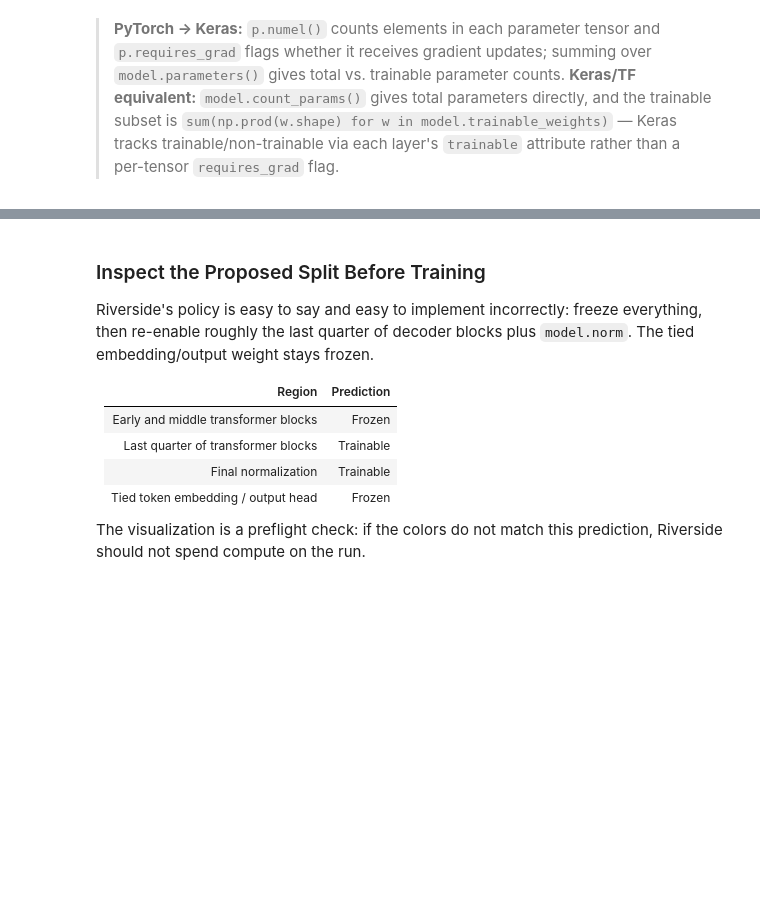
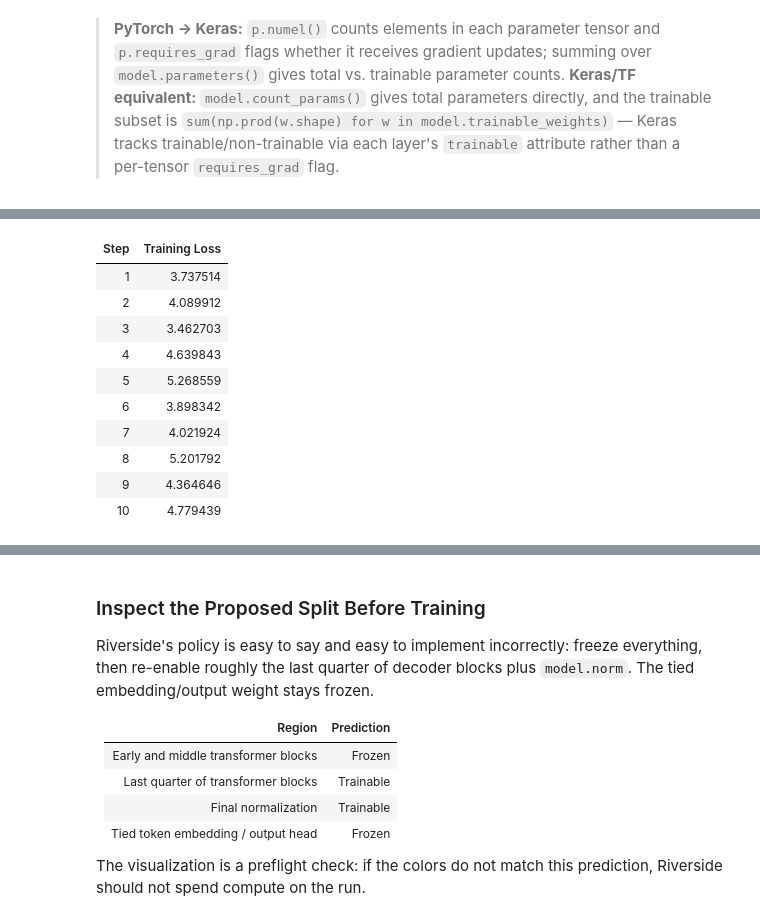
Before and after one commit to dsgouda7/ai-portfolio, a Jupyter notebook: learning/genai/03-llm-finetuning/02-llm-finetuning-parameter-techniques.ipynb, the cells around one changed output, grey strips where cells are left out. Drawn from its saved outputs; the diff is of its cells as text; code cells hidden in the pictures; blank space fills up the shorter version.

Commit message:
Improve parameter tuning guidance and notebook portability

```diff
--- a/learning/genai/03-llm-finetuning/02-llm-finetuning-parameter-techniques.ipynb
+++ b/learning/genai/03-llm-finetuning/02-llm-finetuning-parameter-techniques.ipynb
@@ -299,21 +622,90 @@ The next cell asks a deliberately simple question: if Riverside changes nothing
 # %% [markdown]
 > **PyTorch → Keras:** `p.numel()` counts elements in each parameter tensor and `p.requires_grad` flags whether it receives gradient updates; summing over `model.parameters()` gives total vs. trainable parameter counts. **Keras/TF equivalent:** `model.count_params()` gives total parameters directly, and the trainable subset is `sum(np.prod(w.shape) for w in model.trainable_weights)` — Keras tracks trainable/non-trainable via each layer's `trainable` attribute rather than a per-tensor `requires_grad` flag.
 # %%
-# Inspect the unconstrained reference before trying to reduce it.
-param_check_model = AutoModelForCausalLM.from_pretrained(MODEL_NAME)
-total_parameters = sum(parameter.numel() for parameter in param_check_model.parameters())
+# ==============================================================================
+# 1. MODEL INITIALIZATION & DEVICE PLACEMENT
+# ==============================================================================
+# Load a fresh, clean base LLM pinned to a specific git commit/tag (revision).
+# Immediately push all weight tensors to the target hardware (GPU or CPU).
+full_strategy_model = AutoModelForCausalLM.from_pretrained(
+    MODEL_NAME, revision=MODEL_REVISION
+).to(device)
+
+
+# ==============================================================================
+# 2. PARAMETER AUDIT (Verifying Full Fine-Tuning)
+# ==============================================================================
+# parameter.numel() returns the total count of individual numbers inside a tensor matrix.
+total_parameters = sum(
+    parameter.numel() for parameter in full_strategy_model.parameters()
+)
+
+# requires_grad=True tells PyTorch to compute backpropagation gradients for that weight.
 trainable_parameters = sum(
-    parameter.numel() for parameter in param_check_model.parameters()
+    parameter.numel()
+    for parameter in full_strategy_model.parameters()
     if parameter.requires_grad
 )
+
 trainable_percent = 100 * trainable_parameters / total_parameters
+
+# HARD SANITY CHECK: Ensure 100% of weights are trainable (proves we aren't using LoRA/PEFT here).
 assert trainable_parameters == total_parameters
 
+
+# ==============================================================================
+# 3. VERBOSE LOGGING
+# ==============================================================================
 print("INSPECT FULL FINE-TUNING")
+print(f"Training chunks: {len(strategy_tokenized):,}")
 print(f"Total parameters: {total_parameters:,}")
 print(f"Trainable parameters: {trainable_parameters:,}")
 print(f"Trainable share: {trainable_percent:.1f}%")
-print("Artifact shape: complete changed model")
-print("Riverside takeaway: maximum update freedom also creates the maximum per-job state bill.")
+print("Forward pass: complete model")
+print("Writable state: complete model")
+print("Retention exposure: every base weight can move on the narrow Aria corpus")
 
-del param_check_model
+
+# ==============================================================================
+# 4. TRAINING CONFIGURATION & EXECUTION
+# ==============================================================================
+# Full FT moves every base weight. A small learning rate and ten-step run reduce
+# update magnitude and exposure to catastrophic forgetting, but cannot prove retention.
+training_args_full_strategy = TrainingArguments(
+    output_dir=str(CHECKPOINT_DIR / "parameter-full"),
+    per_device_train_batch_size=1,  # Kept minimal to reduce peak VRAM usage
+    max_steps=DEMO_TRAIN_STEPS,      # Short teaching run; retention still needs evaluation
+    logging_steps=1,                 # Log progress every single step
+    save_strategy="no",              # Skip intermediate checkpoints to save disk space
+    learning_rate=5e-5,
+    report_to="none",                # Suppress external logging integrations (like WandB)
+)
+
+# Bind the model, config, and dataset into Hugging Face's high-level execution engine
+trainer_full_strategy = Trainer(
+    model=full_strategy_model,
+    args=training_args_full_strategy,
+    train_dataset=strategy_tokenized,
+)
+
+# Run the training loop and save the full parameter weights to disk
+trainer_full_strategy.train()
+full_strategy_model.save_pretrained(CHECKPOINT_DIR / "parameter-full")
+
+print("\nAFTER TRAINING")
+print("Saved artifact: complete full-fine-tuning checkpoint")
+print("Retention status: unmeasured here; Part 3 must compare against the pinned base")
+print("Riverside takeaway: maximum update freedom creates the maximum state bill and interference surface.")
+
+
+# ==============================================================================
+# 5. VRAM CLEANUP & GARBAGE COLLECTION
+# ==============================================================================
+# 1. Break the Python references to free memory allocation in Python's namespace.
+del trainer_full_strategy, full_strategy_model
+
+# 2. Force PyTorch to release cached, unused GPU memory back to the system driver
+#    so subsequent benchmark runs don't run out of memory (OOM).
+if torch.cuda.is_available():
+    torch.cuda.empty_cache()
+# %% [output]
@@ -319,0 +720,11 @@ del param_check_model
+| Step | Training Loss |
+| 1 | 3.737514 |
+| 2 | 4.089912 |
+| 3 | 3.462703 |
+| 4 | 4.639843 |
+| 5 | 5.268559 |
+| 6 | 3.898342 |
+| 7 | 4.021924 |
+| 8 | 5.201792 |
+| 9 | 4.364646 |
+| 10 | 4.779439 |
```
Also changed, not shown: parts of 42 cells of this notebook, 17 other files.
